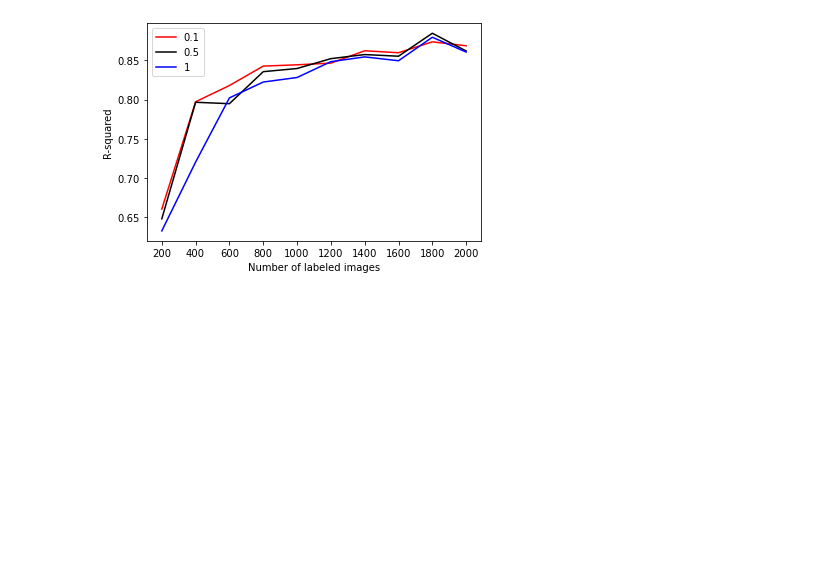
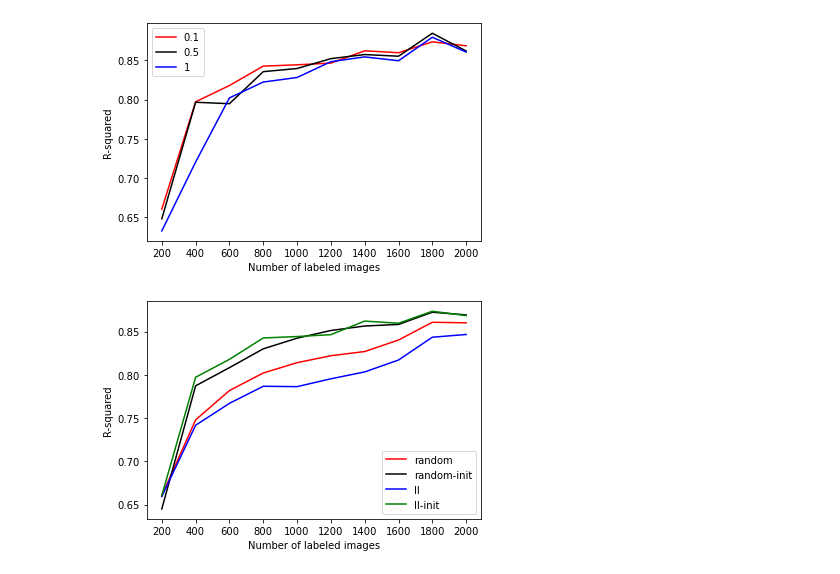
Before and after one commit to wonderit/Learning-Loss-for-Active-Learning, a Jupyter notebook: plot_result.ipynb, the cells around one changed output. Cells and saved outputs as stored; diff of their text form; code cells hidden in the pictures; blank space fills up the shorter version.

```diff
--- a/plot_result.ipynb
+++ b/plot_result.ipynb
@@ -94,3 +94,27 @@ plt.savefig('fig/result-k200-s20k-ll4al.png', dpi=300)
 plt.show()
 # %% [output]
 [figure]
+# %%
+
+result = pd.read_csv('csv/k200_m0.1_s20k_init.csv', sep='\t')
+
+# gca stands for 'get current axis'
+ax = plt.gca()
+
+k = 200
+result['x'] = list(range(k, 10 * k + 1, k))
+
+result.plot(kind='line', use_index=True, x='x', y='random', color='red', ax=ax)
+result.plot(kind='line', use_index=True, x='x', y='random-init', color='black', ax=ax)
+result.plot(kind='line', use_index=True, x='x', y='ll', color='blue', ax=ax)
+result.plot(kind='line', use_index=True, x='x', y='ll-init', color='green', ax=ax)
+
+plt.xlabel('Number of labeled images')
+plt.ylabel('R-squared')
+
+plt.xticks(np.arange(k, 10 * k + 1, step=k))
+
+plt.savefig('fig/result-k200-s20k-compare.png', dpi=300)
+plt.show()
+# %% [output]
+[figure, added]
```
Also changed, not shown: 1 other file.
